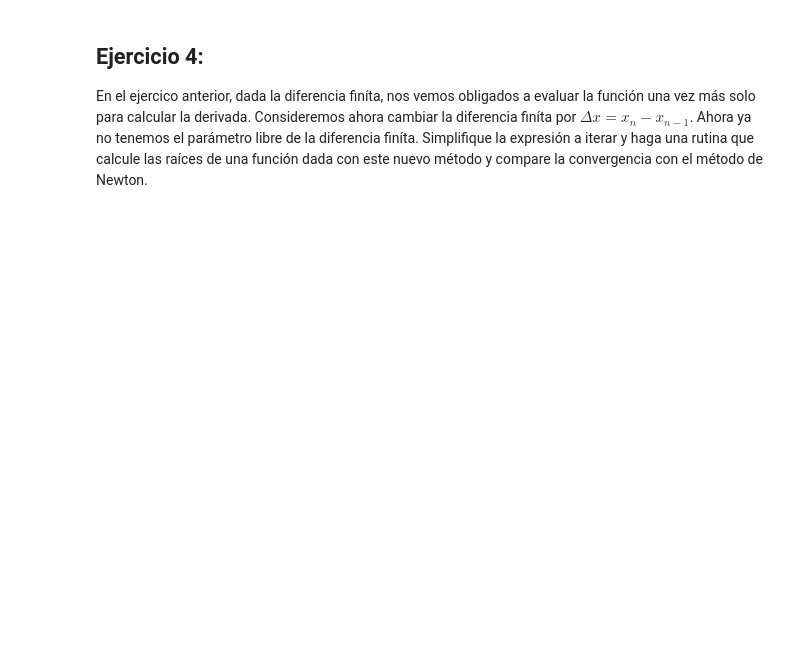
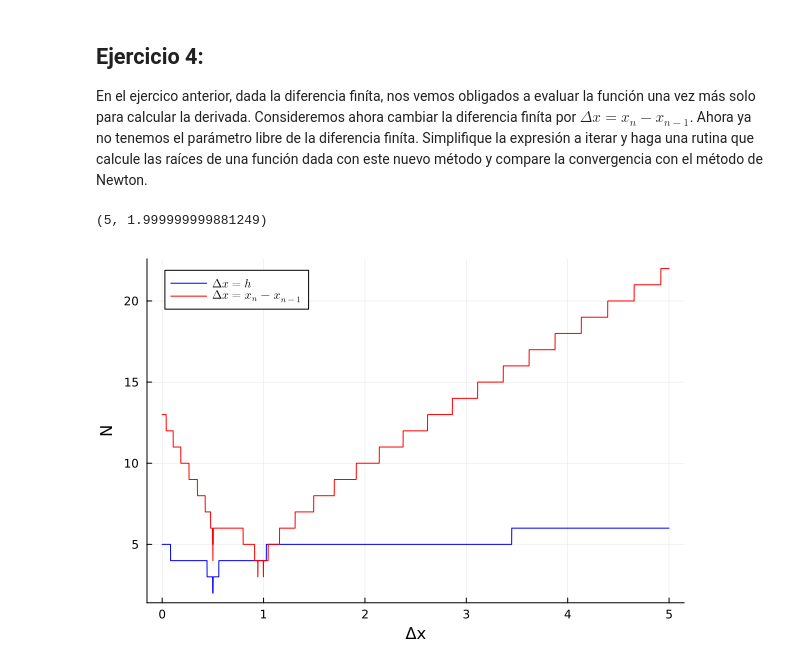
Before and after one commit to Guillermo-Phy-Morfin/Metodos-Computacionales, a Jupyter notebook: Ejercicios/Julia_intro.ipynb, the cells around one changed output. Cells and saved outputs as stored; diff of their text form; code cells hidden in the pictures; blank space fills up the shorter version.

```diff
--- a/Ejercicios/Julia_intro.ipynb
+++ b/Ejercicios/Julia_intro.ipynb
@@ -337,3 +220,67 @@ Complex_NR(f, grid)
 # %% [markdown]
 ## Ejercicio 4:
 En el ejercico anterior, dada la diferencia finíta, nos vemos obligados a evaluar la función una vez más solo para calcular la derivada. Consideremos ahora cambiar la diferencia finíta por $\Delta x = x_n-x_{n-1}$. Ahora ya no tenemos el parámetro libre de la diferencia finíta. Simplifique la expresión a iterar y haga una rutina que calcule las raíces de una función dada con este nuevo método y compare la convergencia con el método de Newton.
+# %%
+function NR_new(f, x0, x1, tol, max_iter = 100)
+    fx0 = f(x0)
+    fx1 = f(x1)
+    iter = 0
+
+    if fx0 == 0
+        println("La raíz es $x0.")
+        return x0
+    elseif fx1 == 0
+        println("La raíz es $x1.")
+        return x1
+    else
+        while abs(fx1) > tol && iter < max_iter
+            Δx = x1 - x0
+            x_new = x1 - fx1 * Δx / (fx1 - fx0)
+            x0, x1 = x1, x_new
+            fx0, fx1 = fx1, f(x1)
+            iter += 1
+        end
+
+        if abs(fx1) > tol
+            println("El método no converge en $max_iter iteraciones.")
+        else
+            #println("El método converge en $iter iteraciones a la raíz $x1 con una tolerancia de $tol.")
+        end
+        return iter,x1
+    end
+end
+
+f(x) = x^2 - 4
+it = NR_new(f, 1.4, 1.5, 1e-6)
+# %% [output]
+(5, 1.999999999881249)
+# %%
+using LaTeXStrings
+function Nsteps_new(f, x0, rango, tol)
+    steps = []
+    for Δx in rango
+            x1 = Δx + x0
+            N, = NR_new(f, x0, x1, tol)
+            push!(steps, N)
+    end
+    return steps
+end
+
+# Parámetros
+tol = 1.0e-6
+x0 = 1.5
+rango_2 = 0.0001:0.001:5.0
+
+
+
+# Encontrar y graficar las raíces
+y_2 = Nsteps_new(f, x0, rango_2, tol)
+println("Iteraciones necesarias del método ", y_2)
+
+# Graficar la función
+plot(rango_2, y_2, label=L"Δx = h", color="blue")
+plot!(rango, y, label=L"Δx = x_n-x_{n-1}", color="red")
+xlabel!("Δx")
+ylabel!("N")
+# %% [output]
+[figure, added]
```
Also changed, not shown: parts of 19 cells of this notebook.
